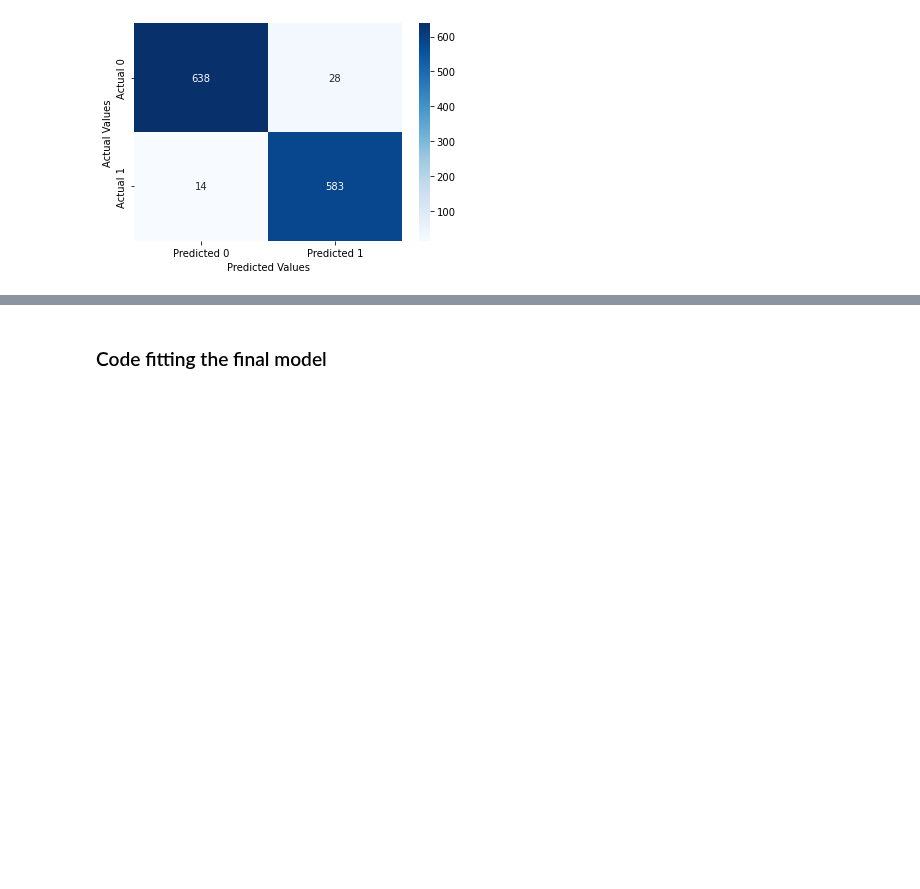
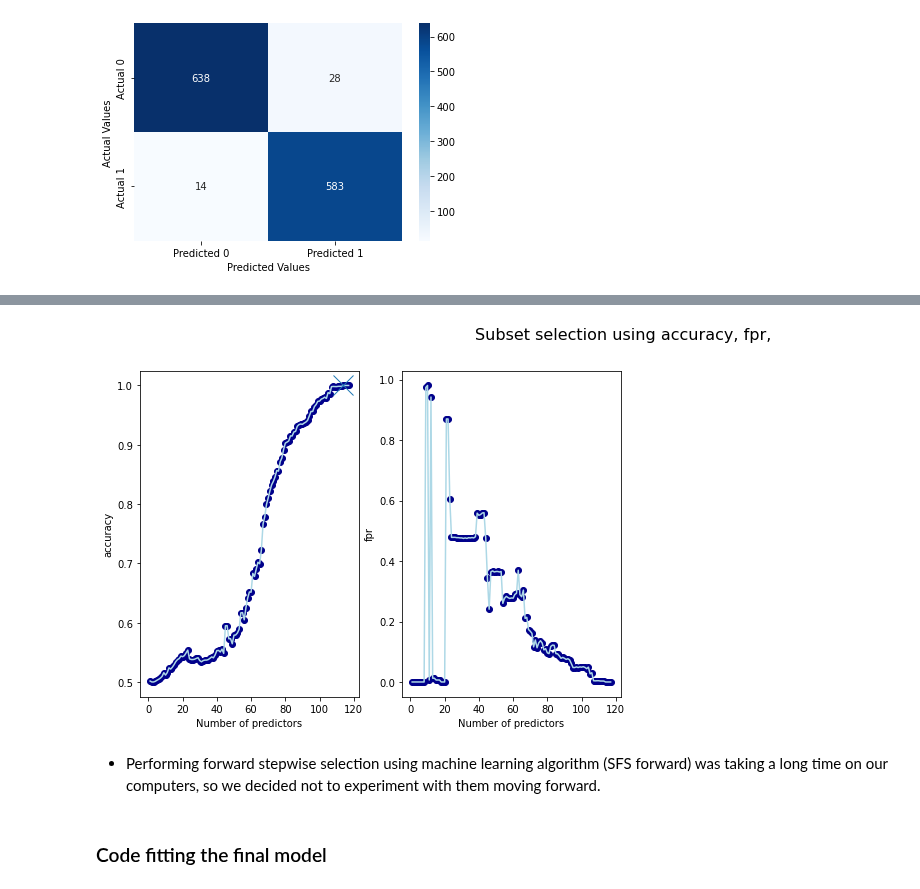
Before and after one commit to jprette/STAT303-2-Final_Project, a Jupyter notebook: Final Deliverables/Project Code Template.ipynb, the cells around one changed output, grey strips where cells are left out. Cells and saved outputs as stored; diff of their text form; code cells hidden in the pictures; blank space fills up the shorter version.

```diff
--- a/Final Deliverables/Project Code Template.ipynb
+++ b/Final Deliverables/Project Code Template.ipynb
@@ -434,0 +477,21 @@ maximizing_threshold is 0.97695
+# %%
+cutoff=0.5
+def fit_linear_reg(X,Y):
+    # Fit linear regression model and return classification accuracy
+    model_k = linear_model.LinearRegression()
+    model_k.fit(X, Y)
+
+    # Predicted vs Actual
+    actual_values = Y
+    pred_values = model_k.predict(X)
+    bins = np.array([0, cutoff, 1])
+    cm = np.histogram2d(actual_values, pred_values, bins=bins)[0]
+
+    # Calculate the accuracy
+    accuracy = (cm[0,0] + cm[1,1]) / cm.sum()
+    fpr = (cm[0,1]) / (cm[0,0] + cm[0,1])
+
+    #print("Classification accuracy = {:.1%}".format(accuracy))
+    #print("FPR = {:.1%}".format(fpr))
+
+    return accuracy, fpr
@@ -434,0 +527,4 @@ maximizing_threshold is 0.97695
+# %%
+df = pd.concat([pd.DataFrame({'features':features_list}),pd.DataFrame({'accuracy':accuracy_list, 'fpr': fpr_list})], axis=1, join='inner')
+df['numb_features'] = df.index
+df.tail(10)
@@ -435,3 +543,24 @@ maximizing_threshold is 0.97695
+# %%
+variables = ['accuracy','fpr']
+fig = plt.figure(figsize = (18,6))
+
+for i,v in enumerate(variables):
+    ax = fig.add_subplot(1, 4, i+1)
+    ax.plot(df['numb_features'],df[v], color = 'lightblue')
+    ax.scatter(df['numb_features'],df[v], color = 'darkblue')
+    if v == 'accuracy':
+        ax.plot(df[v].idxmax(),df[v].max(), marker = 'x', markersize = 20)
+    else:
+        ax.plot(df[v].idxmin(),df[v].min(), markersize = 20)
+    ax.set_xlabel('Number of predictors')
+    ax.set_ylabel(v)
+
+fig.suptitle('Subset selection using accuracy, fpr, ', fontsize = 16)
+plt.show()
+# %% [output]
+[figure, added]
+# %% [markdown]
+- Performing forward stepwise selection using machine learning algorithm (SFS forward) was taking a long time on our computers, so we decided not to experiment with them moving forward.
 # %% [markdown]
 ### Code fitting the final model
 # %% [markdown]
```
Also changed, not shown: parts of 21 cells of this notebook.
